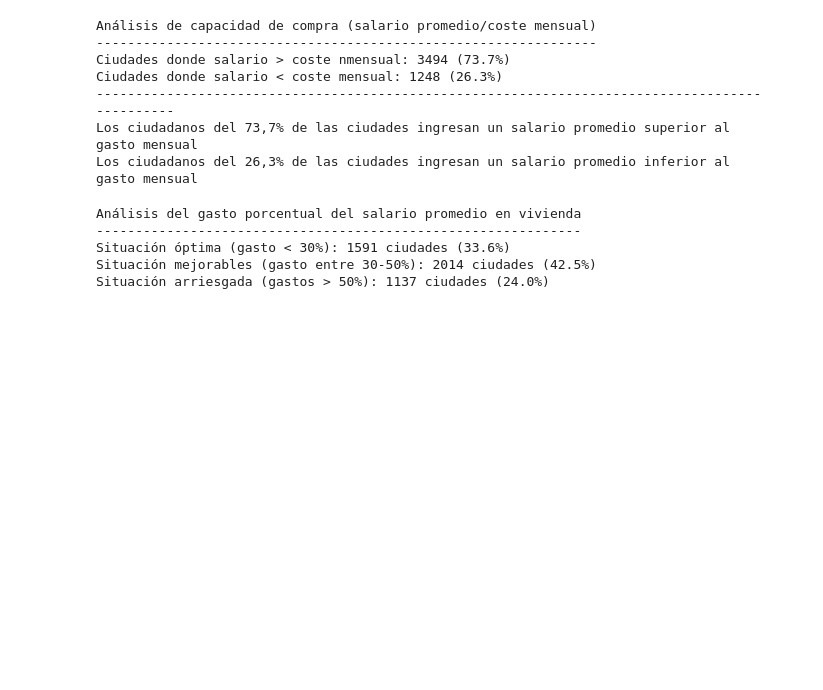
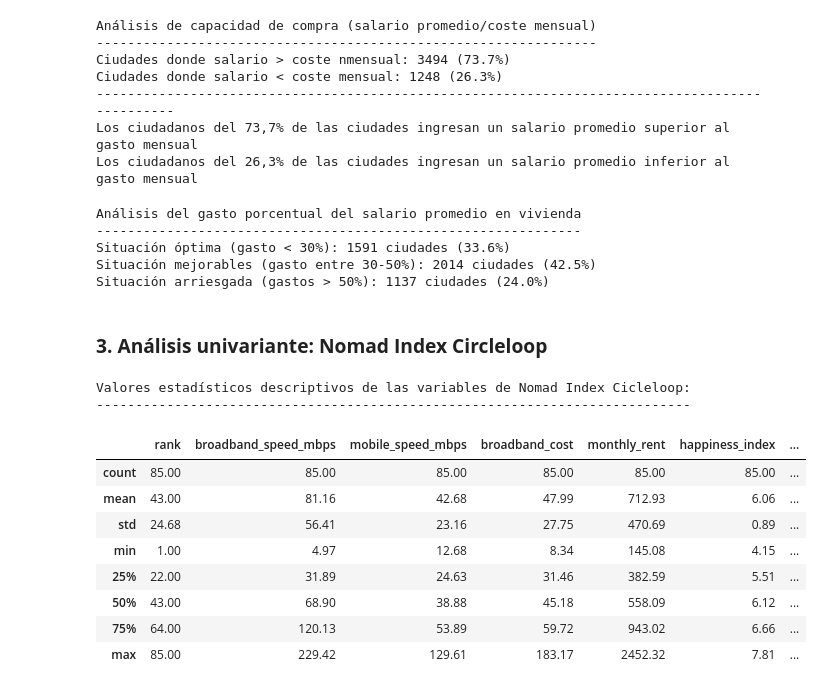
Before and after one commit to danielaaguirrej55-source/EDA-Nomadismo-Digital, a Jupyter notebook: src/notebooks/EDA-univariante_juanfcia_draft.ipynb, the cells around one changed output. Drawn from its saved outputs; the diff is of its cells as text; code cells hidden in the pictures; blank space fills up the shorter version.

```diff
--- a/src/notebooks/EDA-univariante_juanfcia_draft.ipynb
+++ b/src/notebooks/EDA-univariante_juanfcia_draft.ipynb
@@ -385,3 +385,23 @@ Análisis del gasto porcentual del salario promedio en vivienda
 Situación óptima (gasto < 30%): 1591 ciudades (33.6%)
 Situación mejorables (gasto entre 30-50%): 2014 ciudades (42.5%)
 Situación arriesgada (gastos > 50%): 1137 ciudades (24.0%)
+# %% [markdown]
+### **3. Análisis univariante: Nomad Index Circleloop**
+# %%
+# Estadísticos descriptivos de las variables agregadas
+
+print("Valores estadísticos descriptivos de las variables de Nomad Index Cicleloop:")
+print("----------------------------------------------------------------------------")
+df_circleloop.describe().round(2)
+# %% [output]
+Valores estadísticos descriptivos de las variables de Nomad Index Cicleloop:
+----------------------------------------------------------------------------
+|  | rank | broadband_speed_mbps | mobile_speed_mbps | broadband_cost | monthly_rent | happiness_index | ... |
+| count | 85.00 | 85.00 | 85.00 | 85.00 | 85.00 | 85.00 | ... |
+| mean | 43.00 | 81.16 | 42.68 | 47.99 | 712.93 | 6.06 | ... |
+| std | 24.68 | 56.41 | 23.16 | 27.75 | 470.69 | 0.89 | ... |
+| min | 1.00 | 4.97 | 12.68 | 8.34 | 145.08 | 4.15 | ... |
+| 25% | 22.00 | 31.89 | 24.63 | 31.46 | 382.59 | 5.51 | ... |
+| 50% | 43.00 | 68.90 | 38.88 | 45.18 | 558.09 | 6.12 | ... |
+| 75% | 64.00 | 120.13 | 53.89 | 59.72 | 943.02 | 6.66 | ... |
+| max | 85.00 | 229.42 | 129.61 | 183.17 | 2452.32 | 7.81 | ... |
```
Also changed, not shown: parts of 3 cells of this notebook.
